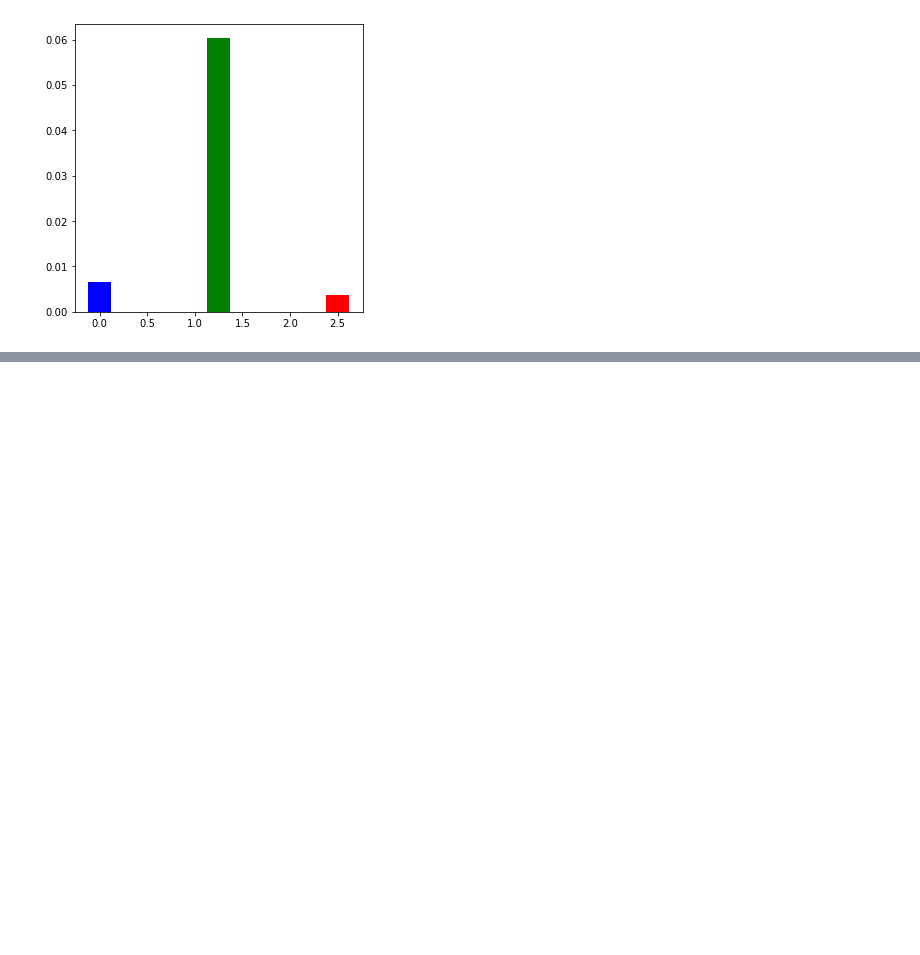
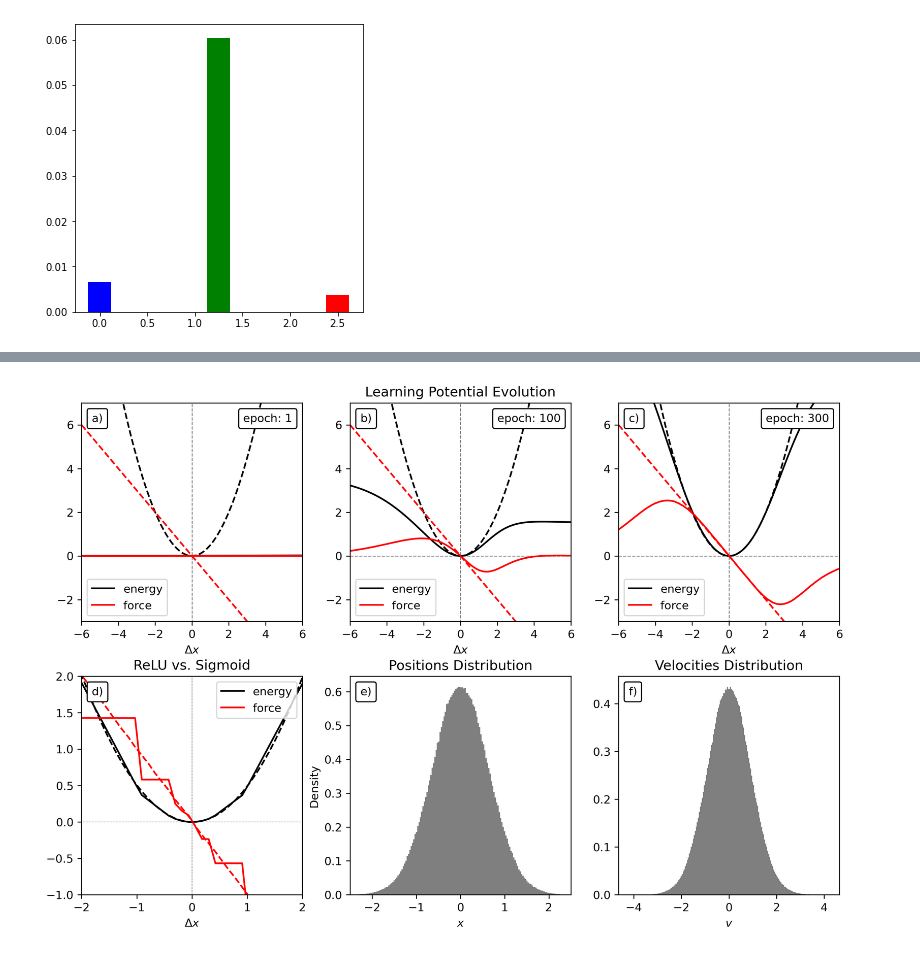
Before and after one commit to jakublala/md-neural-ode, a Jupyter notebook: plotting.ipynb, the cells around one changed output, grey strips where cells are left out. Saved outputs shown, nothing was run; the diff lists cells and outputs as text; code cells hidden in the pictures; blank space fills up the shorter version.

```diff
--- a/plotting.ipynb
+++ b/plotting.ipynb
@@ -1226,9 +1226,9 @@ num_samples = [100, 200, 500, 1000, 2000, 5000, 10000]
 fig = plt.figure(figsize=(12,8), dpi=300)
 axs = [0 for i in range(6)]
 gs = GridSpec(40, 48, figure=fig)
-axs[0] = fig.add_subplot(gs[:17, :(48//3 - 1)])
-axs[1] = fig.add_subplot(gs[:17, (48//3):(2*48//3)])
-axs[2] = fig.add_subplot(gs[:17, (2*48//3 + 1):])
+axs[0] = fig.add_subplot(gs[:110, :(48//3 - 1)])
+axs[1] = fig.add_subplot(gs[:110, (48//3):(2*48//3)])
+axs[2] = fig.add_subplot(gs[:110, (2*48//3 + 1):])
 axs[3] = fig.add_subplot(gs[23:, :(48//3 - 1)])
 axs[4] = fig.add_subplot(gs[23:, (48//3):(2*48//3)])
 axs[5] = fig.add_subplot(gs[23:, (2*48//3 + 1):])
@@ -1259,7 +1259,7 @@ axs[3].plot(num_samples, means_per_num_samples[:, 1], 'bo', label=r'$\langle x_2
 axs[3].plot([num_samples[0], num_samples[-1]], [0, 0], 'k--', linewidth=1)
 
 
-# axs[3].set_xlabel('Number of MC Samples')
+# axs[0].set_xlabel('Number of MC Samples')
 axs[3].set_ylabel('Position Absolute Mean')
 axs[3].set_xscale('log')
 axs[3].set_title('HMC')
@@ -1506,0 +1865,89 @@ axs[7].set_box_aspect(1)
+# %%
+from matplotlib.offsetbox import AnchoredText
+
+fig = plt.figure(figsize=(12,8), dpi=300)
+axs = [0 for i in range(6)]
+width = 480
+height = 360
+triple_width = 140
+triple_width_delta = (width - 3 * triple_width) // 4
+double_width = 220
+double_width_delta = (width - 2 * double_width) // 2
+
+
+gs = GridSpec(height, width, figure=fig)
+
+axs[0] = fig.add_subplot(gs[:160, :triple_width])
+axs[1] = fig.add_subplot(gs[:160, (triple_width + 2* triple_width_delta):(2*triple_width + 2*triple_width_delta)])
+axs[2] = fig.add_subplot(gs[:160, (2*triple_width + 4*triple_width_delta):])
+
+
+axs[3] = fig.add_subplot(gs[200:, :triple_width])
+axs[4] = fig.add_subplot(gs[200:, (triple_width + 2* triple_width_delta):(2*triple_width + 2*triple_width_delta)])
+axs[5] = fig.add_subplot(gs[200:, (2*triple_width + 4*triple_width_delta):])
+
+
+epochs = [1, 100, 300]
+for i in range(3):
+    axs[i].plot([-6, 6], [0, 0], 'k--', alpha=0.5, linewidth=0.75)
+    axs[i].plot([0, 0], [-20, 20], 'k--', alpha=0.5, linewidth=0.75)
+
+
+    axs[i].plot(x.numpy(), Vs[i].numpy(), 'k', label='energy')
+    axs[i].plot(x.numpy(), 0.5 * 1 * x.numpy()**2, 'k--')
+
+    axs[i].plot(x.numpy(), Fs[i].numpy(), 'r', label='force')
+    axs[i].plot(x.numpy(), - 1 * x.numpy(), 'r--')
+
+    axs[i].legend()
+    axs[i].set_xlabel('$\Delta x $')
+
+    at = AnchoredText(
+        f'epoch: {epochs[i]}', prop=dict(size=10), frameon=True, loc='upper right')
+    at.patch.set_boxstyle("round,pad=0.,rounding_size=0.2")
+    axs[i].add_artist(at)
+
+axs[1].set_title('Learning Potential Evolution')
+plt.setp((axs[0], axs[1], axs[2]), ylim=(-3, 7), xlim=(-6, 6))
+
+
+
+axs[3].plot(x.numpy(), V_relu.numpy(), 'k', label='energy')
+axs[3].plot(x.numpy(), V_sigmoid.numpy(), 'k--')
+axs[3].plot(x.numpy(), F_relu.numpy(), 'r', label='force')
+axs[3].plot(x.numpy(), F_sigmoid.numpy(), 'r--')
+axs[3].legend(loc='upper right')
+axs[3].set_title('ReLU vs. Sigmoid')
+axs[3].set_xlim(-2, 2)
+axs[3].set_ylim(-1, 2)
+axs[3].plot([-6, 6], [0, 0], 'k--', alpha=0.5, linewidth=0.5)
+axs[3].plot([0, 0], [-20, 20], 'k--', alpha=0.5, linewidth=0.5)
+axs[3].set_xlabel('$\Delta x$')
+
+
+
+a = np.load(f'dataset/spring.npy')
+pos = a[:, :, 1].reshape(-1, 1)
+axs[4].hist(pos, density=True, bins=200, color='black', alpha=0.5)
+axs[4].set_xlim(-2.5, 2.5)
+axs[4].set_title('Positions Distribution')
+axs[4].set_xlabel('$x$')
+axs[4].set_ylabel('Density')
+
+vel = a[:, :, 0].reshape(-1, 1)
+axs[5].hist(vel, density=True, bins=200, color='black', alpha=0.5)
+axs[5].set_title('Velocities Distribution')
+axs[5].set_xlabel('$v$')
+
+labels = ['a)', 'b)', 'c)', 'd)', 'e)', 'f)', 'g)', 'h)', 'i)', 'j)', 'k)']
+# labels = ['a)', 'b)', 'c)', 'd)', 'e)', 'a)', 'b)', 'c)', 'd)', 'e)', 'f)']
+for i, ax in enumerate(axs):
+    at = AnchoredText(
+        labels[i], prop=dict(size=10), frameon=True, loc='upper left')
+    at.patch.set_boxstyle("round,pad=0.,rounding_size=0.2")
+    ax.add_artist(at)
+
+plt.savefig('figures/shm1.png')
+plt.show()
+# %% [output]
+[figure, added]
```
Also changed, not shown: parts of 10 cells of this notebook, 20 other files.
